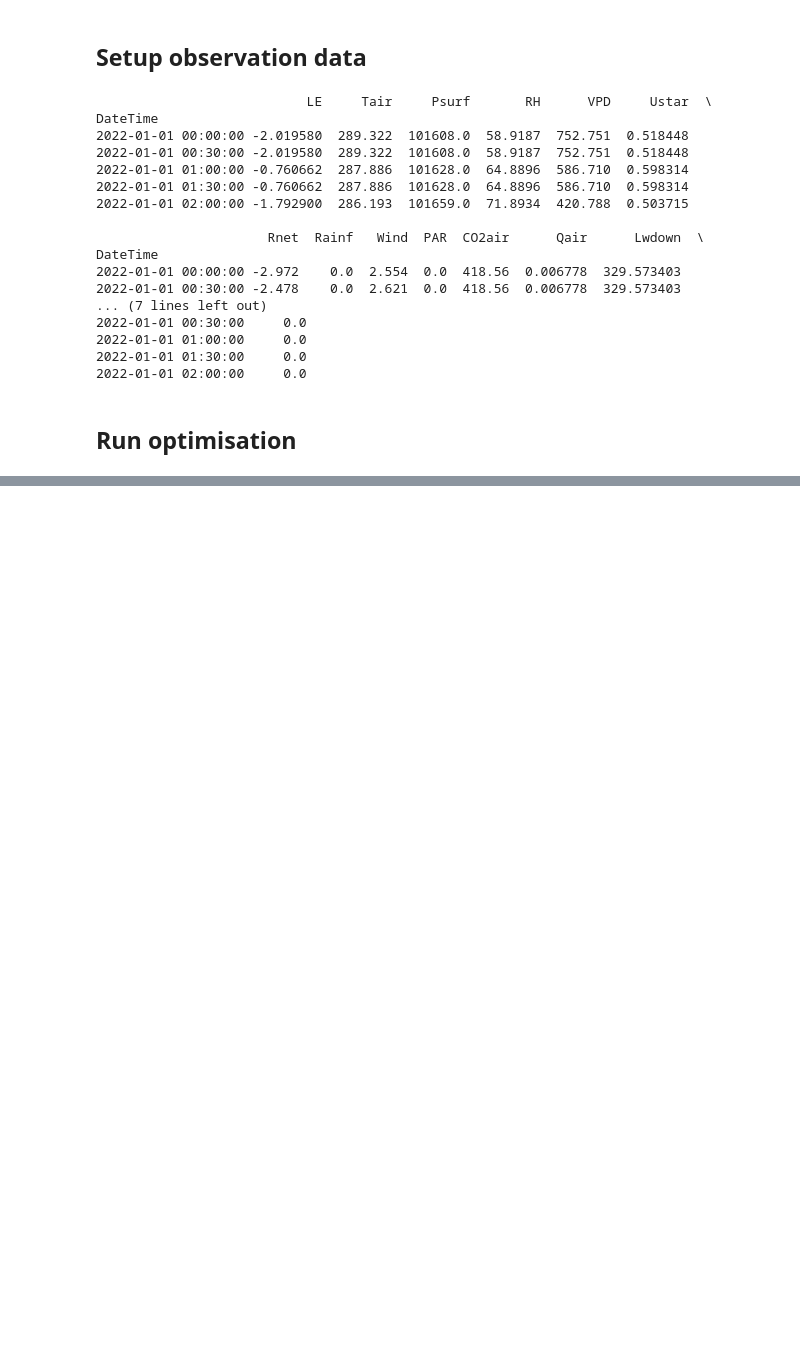
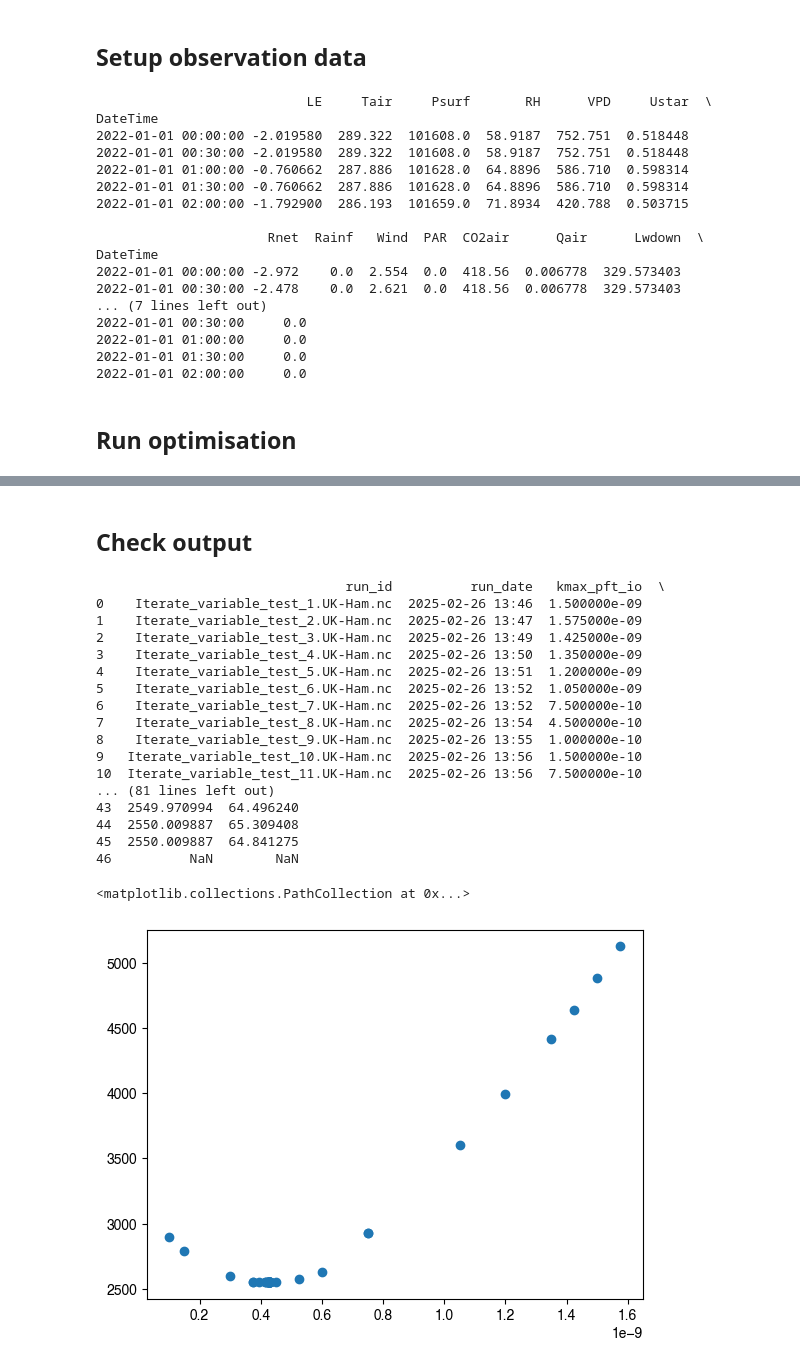
Before and after one commit to CaleBaguley/Jules_calibration, a Jupyter notebook: notebooks/Optimise_variable.ipynb, the cells around one changed output, grey strips where cells are left out. Cells and saved outputs as stored; diff of their text form; code cells hidden in the pictures; blank space fills up the shorter version.

Commit message:
Added code to plot minimize results.

```diff
--- a/notebooks/Optimise_variable.ipynb
+++ b/notebooks/Optimise_variable.ipynb
@@ -152,0 +224,26 @@ Model run excludes a change from ticket um:#4157 as
+# %% [markdown]
+## Check output
+# %%
+run_data = pd.read_csv(output_file_address + '/run_info.csv')
+print(run_data)
+plt.scatter(run_data[' kmax_pft_io'], run_data[' rmse'])
+# %% [output]
+                                run_id          run_date   kmax_pft_io  \
+0    Iterate_variable_test_1.UK-Ham.nc  2025-02-26 13:46  1.500000e-09
+1    Iterate_variable_test_2.UK-Ham.nc  2025-02-26 13:47  1.575000e-09
+2    Iterate_variable_test_3.UK-Ham.nc  2025-02-26 13:49  1.425000e-09
+3    Iterate_variable_test_4.UK-Ham.nc  2025-02-26 13:50  1.350000e-09
+4    Iterate_variable_test_5.UK-Ham.nc  2025-02-26 13:51  1.200000e-09
+5    Iterate_variable_test_6.UK-Ham.nc  2025-02-26 13:52  1.050000e-09
+6    Iterate_variable_test_7.UK-Ham.nc  2025-02-26 13:52  7.500000e-10
+7    Iterate_variable_test_8.UK-Ham.nc  2025-02-26 13:54  4.500000e-10
+8    Iterate_variable_test_9.UK-Ham.nc  2025-02-26 13:55  1.000000e-10
+9   Iterate_variable_test_10.UK-Ham.nc  2025-02-26 13:56  1.500000e-10
+10  Iterate_variable_test_11.UK-Ham.nc  2025-02-26 13:56  7.500000e-10
+... (81 lines left out)
+43  2549.970994  64.496240
+44  2550.009887  65.309408
+45  2550.009887  64.841275
+46          NaN        NaN
+<matplotlib.collections.PathCollection at 0x...>
+[figure, added]
```
Also changed, not shown: parts of 2 cells of this notebook.
